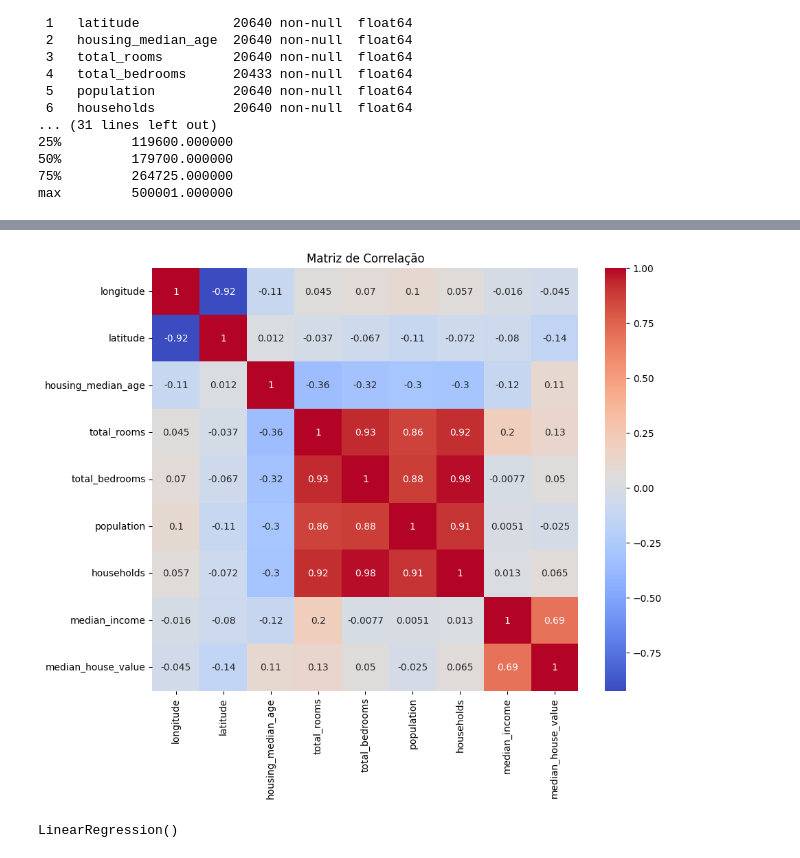
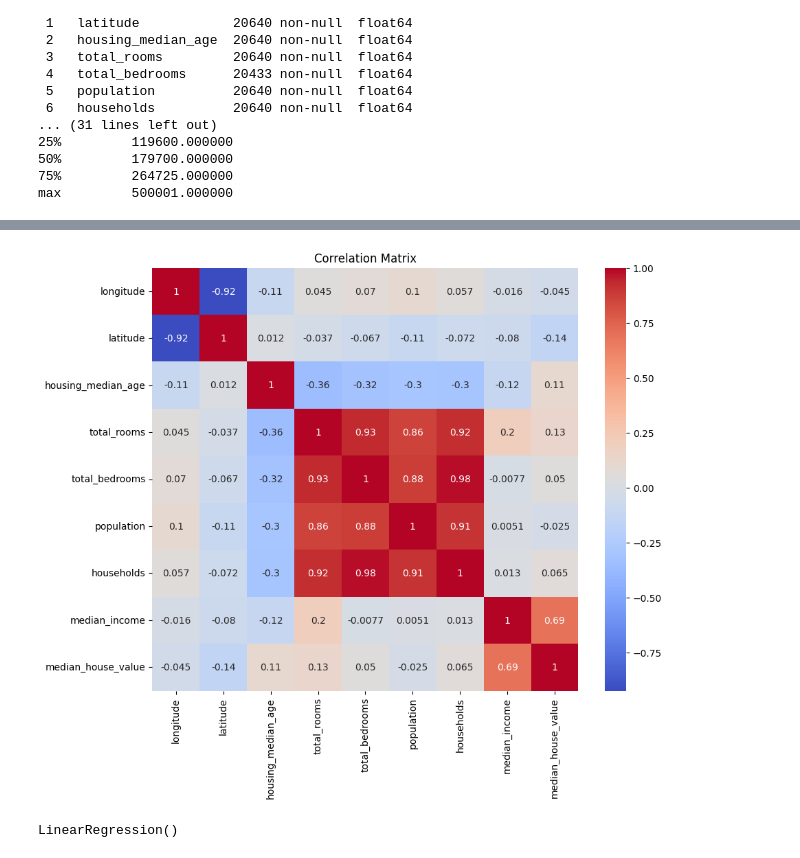
Before and after one commit to devleobm/house-prices-analysis, a Jupyter notebook: housing_analysis.ipynb, the cells around one changed output, grey strips where cells are left out. Drawn from its saved outputs; the diff is of its cells as text; code cells hidden in the pictures.

```diff
--- a/housing_analysis.ipynb
+++ b/housing_analysis.ipynb
@@ -69,11 +49,11 @@ plt.show()
 # %%
 # 5. Correlation matrix
 corr = df.corr(numeric_only=True)
 plt.figure(figsize=(10, 8))
 sns.heatmap(corr, annot=True, cmap='coolwarm')
-plt.title('Matriz de Correlação')
+plt.title('Correlation Matrix')
 plt.show()
 # %% [output]
-[figure, old version]
+[figure, new version]
 # %%
 # 6. Select variables for the model
```
Also changed, not shown: parts of 6 cells of this notebook.
